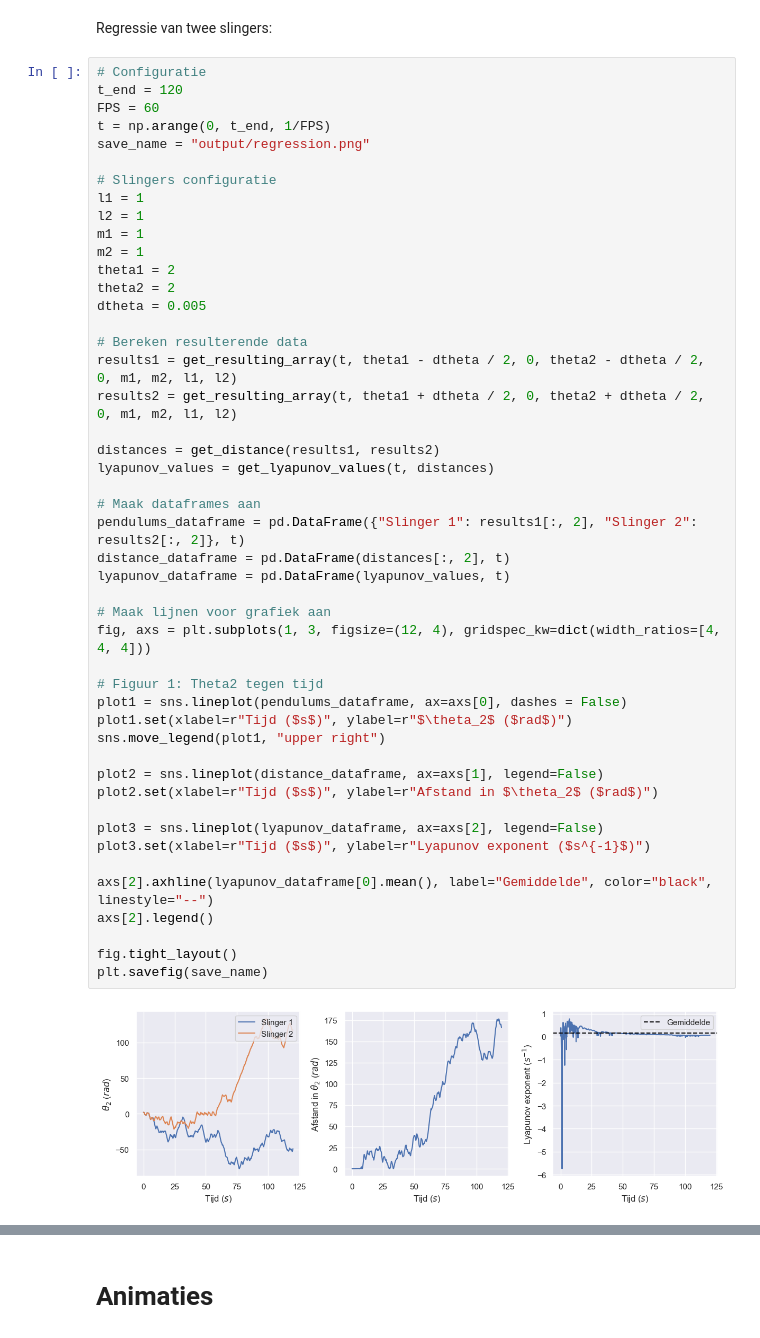
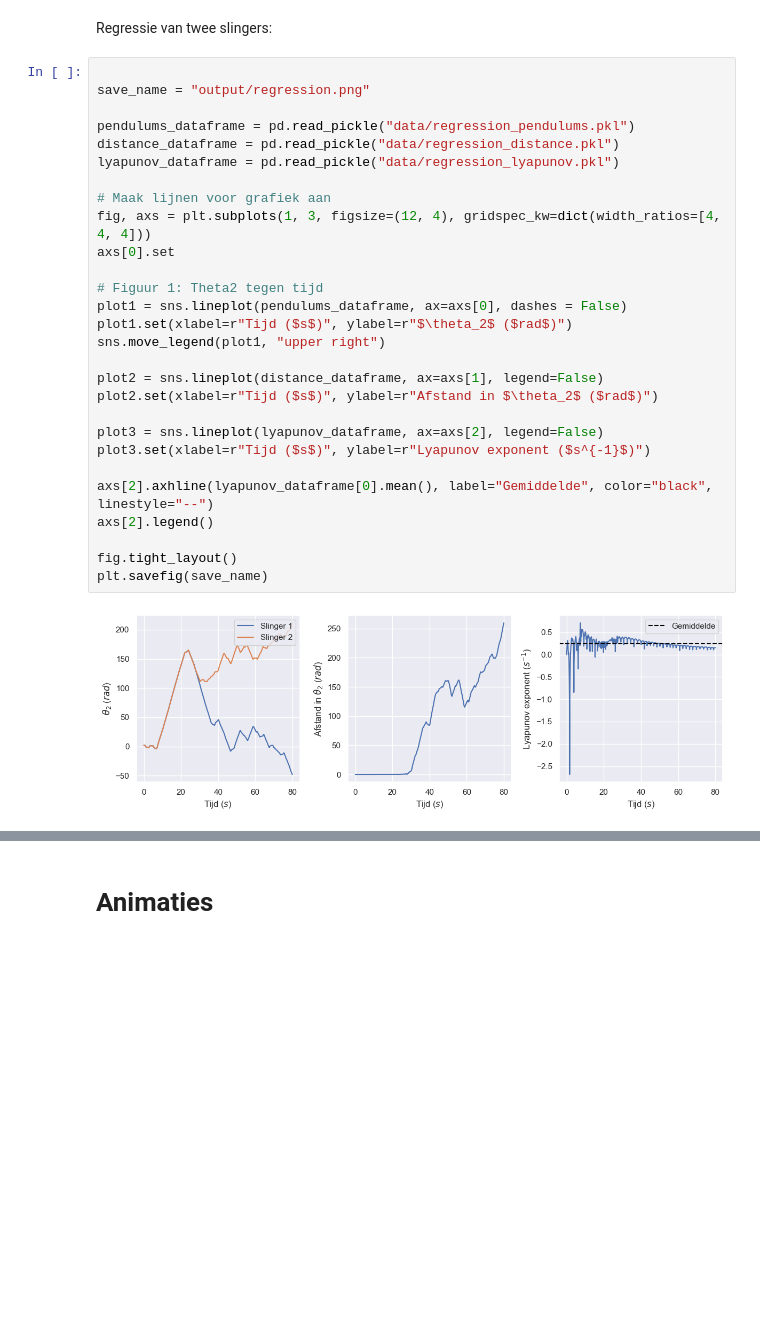
Before and after one commit to KevinLeenaerts/PWS-Programs, a Jupyter notebook: DoublePendulum.ipynb, the cells around one changed output, grey strips where cells are left out. Saved outputs shown, nothing was run; the diff lists cells and outputs as text; blank space fills up the shorter version.

Commit message:
Added data storage to notebook

```diff
--- a/DoublePendulum.ipynb
+++ b/DoublePendulum.ipynb
@@ -120,51 +263,32 @@ class TimeLogger:
 # %% [markdown]
 Regressie van twee slingers:
 # %%
-# Configuratie
-t_end = 120
-FPS = 60
-t = np.arange(0, t_end, 1/FPS)
+
 save_name = "output/regression.png"
 
-# Slingers configuratie
-l1 = 1
-l2 = 1
-m1 = 1
-m2 = 1
-theta1 = 2
-theta2 = 2
-dtheta = 0.005
-
-# Bereken resulterende data
-results1 = get_resulting_array(t, theta1 - dtheta / 2, 0, theta2 - dtheta / 2, 0, m1, m2, l1, l2)
-results2 = get_resulting_array(t, theta1 + dtheta / 2, 0, theta2 + dtheta / 2, 0, m1, m2, l1, l2)
-
-distances = get_distance(results1, results2)
-lyapunov_values = get_lyapunov_values(t, distances)
-
-# Maak dataframes aan
-pendulums_dataframe = pd.DataFrame({"Slinger 1": results1[:, 2], "Slinger 2": results2[:, 2]}, t)
-distance_dataframe = pd.DataFrame(distances[:, 2], t)
-lyapunov_dataframe = pd.DataFrame(lyapunov_values, t)
+pendulums_dataframe = pd.read_pickle("data/regression_pendulums.pkl")
+distance_dataframe = pd.read_pickle("data/regression_distance.pkl")
+lyapunov_dataframe = pd.read_pickle("data/regression_lyapunov.pkl")
 
 # Maak lijnen voor grafiek aan
 fig, axs = plt.subplots(1, 3, figsize=(12, 4), gridspec_kw=dict(width_ratios=[4, 4, 4]))
+axs[0].set
 
 # Figuur 1: Theta2 tegen tijd
 plot1 = sns.lineplot(pendulums_dataframe, ax=axs[0], dashes = False)
 plot1.set(xlabel=r"Tijd ($s$)", ylabel=r"$\theta_2$ ($rad$)")
 sns.move_legend(plot1, "upper right")
 
 plot2 = sns.lineplot(distance_dataframe, ax=axs[1], legend=False)
 plot2.set(xlabel=r"Tijd ($s$)", ylabel=r"Afstand in $\theta_2$ ($rad$)")
 
 plot3 = sns.lineplot(lyapunov_dataframe, ax=axs[2], legend=False)
 plot3.set(xlabel=r"Tijd ($s$)", ylabel=r"Lyapunov exponent ($s^{-1}$)")
 
 axs[2].axhline(lyapunov_dataframe[0].mean(), label="Gemiddelde", color="black", linestyle="--")
 axs[2].legend()
 
 fig.tight_layout()
 plt.savefig(save_name)
 # %% [output]
-[figure, old version]
+[figure, new version]
```
Also changed, not shown: parts of 16 cells of this notebook, 15 other files.
